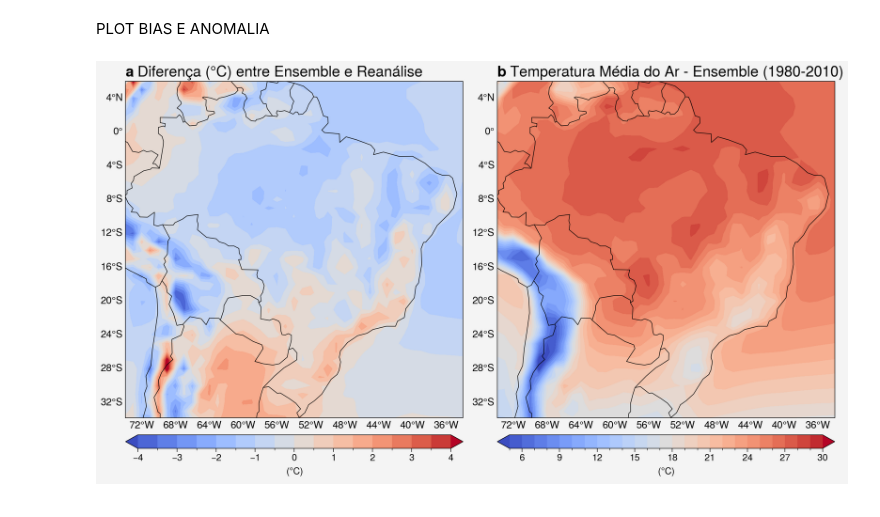
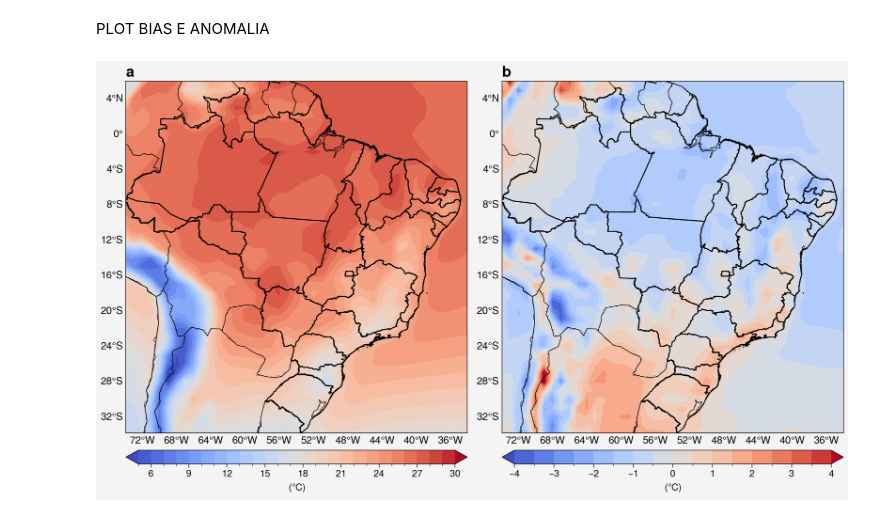
Before and after one commit to pantojaph/Resumo_CPAM_CMIP6, a Jupyter notebook: CPAM_final.ipynb, the cells around one changed output. Cells and saved outputs as stored; diff of their text form; code cells hidden in the pictures.

Commit message:
Plot com contorno
Adicionado o contorno dos Estados

```diff
--- a/CPAM_final.ipynb
+++ b/CPAM_final.ipynb
@@ -800,33 +794,51 @@ pplt.show()
 # %% [markdown]
 PLOT BIAS E ANOMALIA
 # %%
+# Inserir o Shape do BR
+# Caminho para o shapefile
+shapefile_path = 'BR_UF_2021.shp'
+
+# Carregar o Shapefile
+gdf = gpd.read_file(shapefile_path)
+
 # Config plot!
 fig, ax = pplt.subplots(axwidth=5.0, ncols=2, tight=True,
                         proj='pcarree', proj_kw={'lon_0':0})
 
+# Formatr o eixo
 ax.format(land=False, coast=True, innerborders=False,
           borders=True, labels=True, grid=True, abc=True,
           latlim=(-33.8, 6), lonlim=(-73.9, -34),
           latlines=4, lonlines=4, geogridlinewidth=0,
           small='15px', large='22px')
 
-# a) Bias
-map1 = ax[0].contourf(vies['lon'], vies['lat'],
+# a) Anomalia
+map2 = ax[0].contourf(tas_recente_vies['lon'], tas_recente_vies['lat'],
+                      tas_recente_vies,
+                      cmap='coolwarm', levels=pplt.arange(5, 30, 1),
+                      extend='both')
+ax[0].colorbar(map2, loc='b', label='($\degree$C)')
+#ax[1].format(ltitle='Temperatura Média do Ar - Ensemble (1980-2010)')
+
+# Adicionar o contorno do Brasil (todas as UFs)
+gdf.boundary.plot(ax=ax[0], edgecolor='black', linewidth=1)
+
+# ab) Bias
+map1 = ax[1].contourf(vies['lon'], vies['lat'],
                       vies,
                       cmap='coolwarm', levels=pplt.arange(-4, 4, 0.5),
                       extend='both')
-ax[0].colorbar(map1, loc='b', label='($\degree$C)')
-ax[0].format(ltitle='Diferença (°C) entre Ensemble e Reanálise')
+ax[1].colorbar(map1, loc='b', label='($\degree$C)')
+#ax[0].format(ltitle='Diferença (°C) entre Ensemble e Reanálise')
 
+# Adicionar o contorno do Brasil (todas as UFs)
+gdf.boundary.plot(ax=ax[1], edgecolor='black', linewidth=1)
 
-# b) Anomalia
-map2 = ax[1].contourf(tas_recente_vies['lon'], tas_recente_vies['lat'],
-                      tas_recente_vies,
-                      cmap='coolwarm', levels=pplt.arange(5, 30, 1),
-                      extend='both')
-ax[1].colorbar(map2, loc='b', label='($\degree$C)')
-ax[1].format(ltitle='Temperatura Média do Ar - Ensemble (1980-2010)')
+# Adicionar recursos do Cartopy (opcional)
+ax.coastlines()
+ax.add_feature(cfeature.BORDERS, linestyle=':')
+ax.add_feature(cfeature.LAND, edgecolor='black')
 
 pplt.show()
 # %% [output]
-[figure, old version]
+[figure, new version]
```
Also changed, not shown: parts of 8 cells of this notebook, 5 other files.
